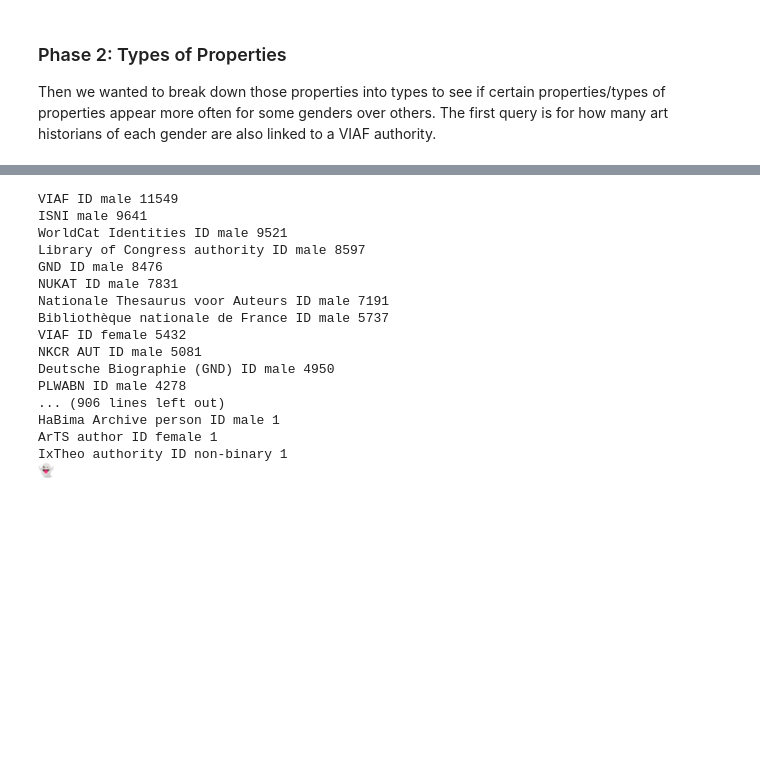
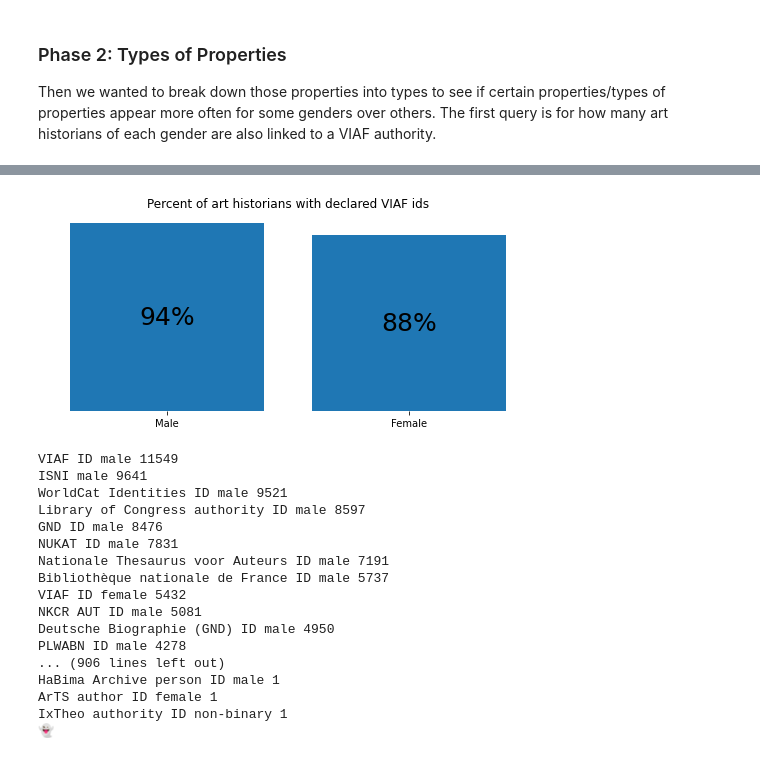
Before and after one commit to SarahTew/wikigen, a Jupyter notebook: Notebook2.ipynb, the cells around one changed output, grey strips where cells are left out. Cells and saved outputs as stored; diff of their text form; code cells hidden in the pictures; blank space fills up the shorter version.

```diff
--- a/Notebook2.ipynb
+++ b/Notebook2.ipynb
@@ -510,3 +534,28 @@ non-binary 2
+# %%
+
+# code
+import numpy as np
+import matplotlib.pyplot as plt
+
+# Marks of RAM in different subjects out of 100.
+x = ['Male', 'Female']
+y = [m_viaf_p, f_viaf_p]
+
+plt.bar(x, y)
+
+plt.title("Percent of art historians with declared VIAF ids")
+for rect1 in p1:
+    height = rect1.get_height()
+    plt.annotate( "{}%".format(height),(rect1.get_x() + rect1.get_width()/2, height/2),ha="center",va="center",fontsize=25)
+
+plt.gca().spines['right'].set_color('none')
+plt.gca().spines['top'].set_color('none')
+plt.gca().spines['left'].set_color('none')
+plt.gca().spines['bottom'].set_color('none')
+plt.yticks([])
+plt.show()
+# %% [output]
+[figure, added]
 # %%
 #Note: I have tried to do the totals using the same code as the personal relationships, just changing to type of property
 #but it doesn't work!!! It times out. Idk why??? also the viaf doesn't match the above: why?
```
Also changed, not shown: parts of 21 cells of this notebook.
